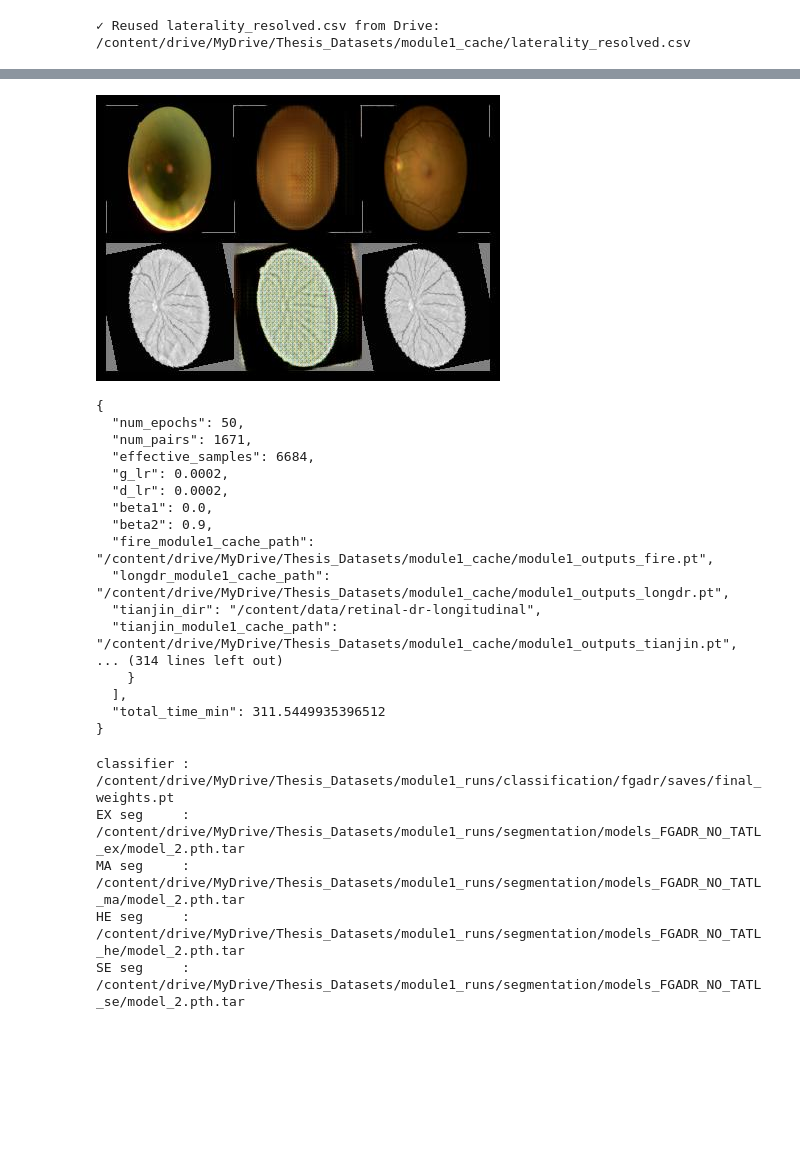
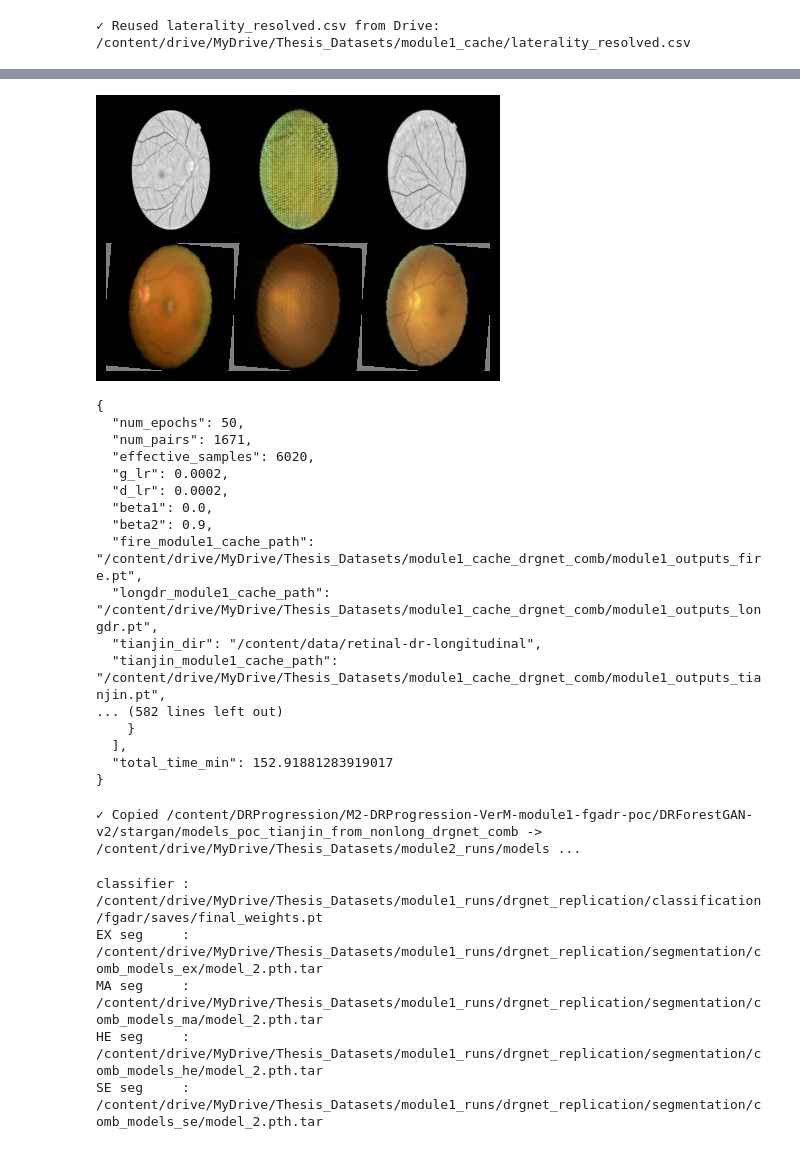
Before and after one commit to Mieka068/DRProgression, a Jupyter notebook: M2-DRProgression-VerM-module1-fgadr-poc/outputs/06_module2_poc_with_tianjin_colab (1).ipynb, the cells around one changed output, grey strips where cells are left out. Saved outputs shown, nothing was run; the diff lists cells and outputs as text; code cells hidden in the pictures; blank space fills up the shorter version.

```diff
--- a/M2-DRProgression-VerM-module1-fgadr-poc/outputs/06_module2_poc_with_tianjin_colab (1).ipynb
+++ b/M2-DRProgression-VerM-module1-fgadr-poc/outputs/06_module2_poc_with_tianjin_colab (1).ipynb
@@ -93,7 +128 @@ Resolving deltas: 100% (154/154), done.
 /content/DRProgression/M2-DRProgression-VerM-module1-fgadr-poc
-# %%
-import os
-d = '/content/drive/MyDrive/Thesis_Datasets/module1_cache'
-for f in ['module1_outputs_fire.pt', 'module1_outputs_longdr.pt', 'module1_outputs_tianjin.pt']:
-    p = os.path.join(d, f)
-    print(f, '->', os.path.getsize(p), 'bytes' if os.path.isfile(p) else 'MISSING')
@@ -203,69 +269,86 @@ Downloading: "https://github.com/toshas/torch-fidelity/releases/download/v0.2.0/
 # %%
 from IPython.display import Image as IPImage, display
 import glob, json, os
 
 samples = sorted(glob.glob(f'{REPO_CODE_DIR}/training_samples_poc/epoch_*.jpg'))
 if samples:
     display(IPImage(samples[-1]))
 else:
     print('No training_samples_poc/epoch_*.jpg found -- the training cell above did not finish. Read its output.')
 
-rp = f'{REPO_CODE_DIR}/DRForestGAN-v2/stargan/models_poc_tianjin/poc_results.json'
+rp = f'{REPO_CODE_DIR}/DRForestGAN-v2/stargan/{MODULE2_RUN_NAME}/poc_results.json'
 print(json.dumps(json.load(open(rp)), indent=2) if os.path.isfile(rp) else f'{rp} not found')
 # %% [output]
-[figure, old version]
+[figure, new version]
 {
   "num_epochs": 50,
   "num_pairs": 1671,
-  "effective_samples": 6684,
+  "effective_samples": 6020,
   "g_lr": 0.0002,
   "d_lr": 0.0002,
   "beta1": 0.0,
   "beta2": 0.9,
-  "fire_module1_cache_path": "/content/drive/MyDrive/Thesis_Datasets/module1_cache/module1_outputs_fire.pt",
-  "longdr_module1_cache_path": "/content/drive/MyDrive/Thesis_Datasets/module1_cache/module1_outputs_longdr.pt",
+  "fire_module1_cache_path": "/content/drive/MyDrive/Thesis_Datasets/module1_cache_drgnet_comb/module1_outputs_fire.pt",
+  "longdr_module1_cache_path": "/content/drive/MyDrive/Thesis_Datasets/module1_cache_drgnet_comb/module1_outputs_longdr.pt",
   "tianjin_dir": "/content/data/retinal-dr-longitudinal",
-  "tianjin_module1_cache_path": "/content/drive/MyDrive/Thesis_Datasets/module1_cache/module1_outputs_tianjin.pt",
-... (314 lines left out)
+  "tianjin_module1_cache_path": "/content/drive/MyDrive/Thesis_Datasets/module1_cache_drgnet_comb/module1_outputs_tianjin.pt",
+... (582 lines left out)
     }
   ],
-  "total_time_min": 311.5449935396512
+  "total_time_min": 152.91881283919017
 }
+# %%
+# Persist this run's checkpoints + poc_results.json to Drive (the runtime disk is wiped when the
+# session ends) -- notebook 10 loads the Generator from here.
+import shutil
+_src = f'{REPO_CODE_DIR}/DRForestGAN-v2/stargan/{MODULE2_RUN_NAME}'
+_dst = os.path.join(DRIVE_DATA_DIR, 'module2_runs', MODULE2_RUN_NAME)
+# Per-epoch {epoch}-G.ckpt snapshots stay on the runtime (~33 MB each, not used downstream):
+# Drive gets best-G.ckpt, final-G.ckpt, resume state and results only.
+shutil.copytree(_src, _dst, dirs_exist_ok=True, ignore=shutil.ignore_patterns('[0-9]*-G.ckpt'))
+print('✓ Copied', _src, '->', _dst)
+for _f in ('best-G.ckpt', 'final-G.ckpt'):
+    _a, _b = os.path.join(_src, _f), os.path.join(_dst, _f)
+    if os.path.isfile(_a):
+        assert os.path.isfile(_b) and os.path.getsize(_b) == os.path.getsize(_a), (
+            f'{_f} not fully saved to Drive ({_dst}) -- is your Google Drive full? Check drive.google.com/settings/storage and empty the Trash, then re-run this cell.')
+# %% [output]
+✓ Copied /content/DRProgression/M2-DRProgression-VerM-module1-fgadr-poc/DRForestGAN-v2/stargan/models_poc_tianjin_from_nonlong_drgnet_comb -> /content/drive/MyDrive/Thesis_Datasets/module2_runs/models ...
 # %%
 # Locate the same Module 1 checkpoints notebooks 04/05 already found on Drive -- the cascade
 # re-segments/re-grades each synthesized step with Module 1 itself (not just the GAN), so
 # evaluate_trajectory.py needs these too, not just the module1_cache .pt files.
 import glob
 
-SEG_DIR   = '/content/drive/MyDrive/Thesis_Datasets/module1_runs/segmentation'
-CLS_SAVES = '/content/drive/MyDrive/Thesis_Datasets/module1_runs/classification/fgadr/saves'
+SEG_DIR   = os.path.join(MODULE1_RUNS, 'segmentation')
+CLS_SAVES = os.path.join(MODULE1_RUNS, 'classification', 'fgadr', 'saves')
 
 _pref  = ['final_weights.pt', 'best_validation_weights.pt']
 _cands = [os.path.join(CLS_SAVES, n) for n in _pref] + sorted(
     glob.glob(os.path.join(CLS_SAVES, '*.pt')), key=os.path.getmtime, reverse=True)
 CLS_CKPT = next((p for p in _cands if os.path.isfile(p)), None)
-assert CLS_CKPT, f"No classifier .pt in {CLS_SAVES} -- run notebook 02 first"
+assert CLS_CKPT, f"No classifier .pt in {CLS_SAVES} -- run notebook 02/03 (MODULE1_SOURCE='poc') or 11 ('drgnet' / 'drgnet_combined') first"
 
-EX_CKPT = os.path.join(SEG_DIR, 'models_FGADR_NO_TATL_ex', 'model_2.pth.tar')
-MA_CKPT = os.path.join(SEG_DIR, 'models_FGADR_NO_TATL_ma', 'model_2.pth.tar')
+EX_CKPT = os.path.join(SEG_DIR, SEG_MODEL_PREFIX + 'ex', 'model_2.pth.tar')
+MA_CKPT = os.path.join(SEG_DIR, SEG_MODEL_PREFIX + 'ma', 'model_2.pth.tar')
 for _p in (CLS_CKPT, EX_CKPT, MA_CKPT):
-    assert os.path.isfile(_p), f"missing checkpoint: {_p} -- run notebooks 02/03 first"
+    assert os.path.isfile(_p), f"missing checkpoint: {_p} -- run notebook 02/03 (MODULE1_SOURCE='poc') or 11 ('drgnet' / 'drgnet_combined') first"
 print('classifier :', CLS_CKPT)
 print('EX seg     :', EX_CKPT)
 print('MA seg     :', MA_CKPT)
 # HE/SE checkpoints -- included automatically once they exist on Drive, omitted otherwise
 # (apply_to_progression_data.py/evaluate_trajectory.py both leave a lesion channel out rather
 # than fail if no checkpoint is passed for it).
-HE_CKPT = os.path.join(SEG_DIR, 'models_FGADR_NO_TATL_he', 'model_2.pth.tar')
-SE_CKPT = os.path.join(SEG_DIR, 'models_FGADR_NO_TATL_se', 'model_2.pth.tar')
+HE_CKPT = os.path.join(SEG_DIR, SEG_MODEL_PREFIX + 'he', 'model_2.pth.tar')
+SE_CKPT = os.path.join(SEG_DIR, SEG_MODEL_PREFIX + 'se', 'model_2.pth.tar')
 print('HE seg     :', HE_CKPT if os.path.isfile(HE_CKPT) else 'not trained yet')
 print('SE seg     :', SE_CKPT if os.path.isfile(SE_CKPT) else 'not trained yet')
 # %% [output]
-classifier : /content/drive/MyDrive/Thesis_Datasets/module1_runs/classification/fgadr/saves/final_weights.pt
-EX seg     : /content/drive/MyDrive/Thesis_Datasets/module1_runs/segmentation/models_FGADR_NO_TATL_ex/model_2.pth.tar
-MA seg     : /content/drive/MyDrive/Thesis_Datasets/module1_runs/segmentation/models_FGADR_NO_TATL_ma/model_2.pth.tar
-HE seg     : /content/drive/MyDrive/Thesis_Datasets/module1_runs/segmentation/models_FGADR_NO_TATL_he/model_2.pth.tar
-SE seg     : /content/drive/MyDrive/Thesis_Datasets/module1_runs/segmentation/models_FGADR_NO_TATL_se/model_2.pth.tar
+classifier : /content/drive/MyDrive/Thesis_Datasets/module1_runs/drgnet_replication/classification/fgadr/saves/final_weights.pt
+EX seg     : /content/drive/MyDrive/Thesis_Datasets/module1_runs/drgnet_replication/segmentation/comb_models_ex/model_2.pth.tar
+MA seg     : /content/drive/MyDrive/Thesis_Datasets/module1_runs/drgnet_replication/segmentation/comb_models_ma/model_2.pth.tar
+HE seg     : /content/drive/MyDrive/Thesis_Datasets/module1_runs/drgnet_replication/segmentation/comb_models_he/model_2.pth.tar
+SE seg     : /content/drive/MyDrive/Thesis_Datasets/module1_runs/drgnet_replication/segmentation/comb_models_se/model_2.pth.tar
 # %%
 # Per-cascade-step FID/PSNR/SSIM against Tianjin's real follow-up images (the only source with
 # a real grade on both baseline and follow-up -- FIRE/LongDR can't participate, see
```
Also changed, not shown: parts of 14 cells of this notebook.
